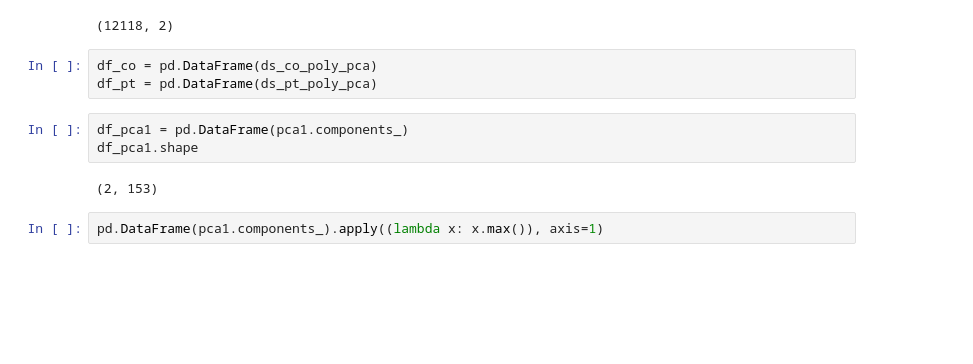
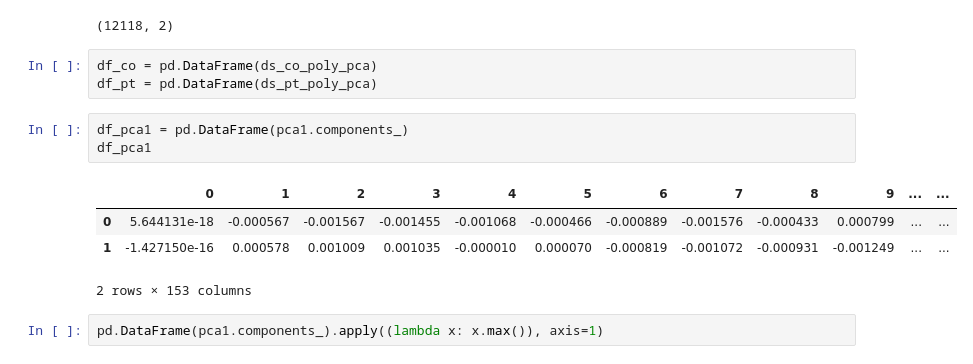
Before and after one commit to mittrayash/Parkinson-s-Disease-Detection-using-Gait-Analysis, a Jupyter notebook: data_vis.ipynb, the cells around one changed output. Drawn from its saved outputs; the diff is of its cells as text; blank space fills up the shorter version.

```diff
--- a/data_vis.ipynb
+++ b/data_vis.ipynb
@@ -46,9 +46,12 @@ df_co = pd.DataFrame(ds_co_poly_pca)
 df_pt = pd.DataFrame(ds_pt_poly_pca)
 # %%
 df_pca1 = pd.DataFrame(pca1.components_)
-df_pca1.shape
+df_pca1
 # %% [output]
+|  | 0 | 1 | 2 | 3 | 4 | 5 | 6 | 7 | 8 | 9 | ... | ... |
+| 0 | 5.644131e-18 | -0.000567 | -0.001567 | -0.001455 | -0.001068 | -0.000466 | -0.000889 | -0.001576 | -0.000433 | 0.000799 | ... | ... |
+| 1 | -1.427150e-16 | 0.000578 | 0.001009 | 0.001035 | -0.000010 | 0.000070 | -0.000819 | -0.001072 | -0.000931 | -0.001249 | ... | ... |
-(2, 153)
+2 rows × 153 columns
 # %%
 pd.DataFrame(pca1.components_).apply((lambda x: x.max()), axis=1)
 # %% [output]
```
Also changed, not shown: 1 other file.
